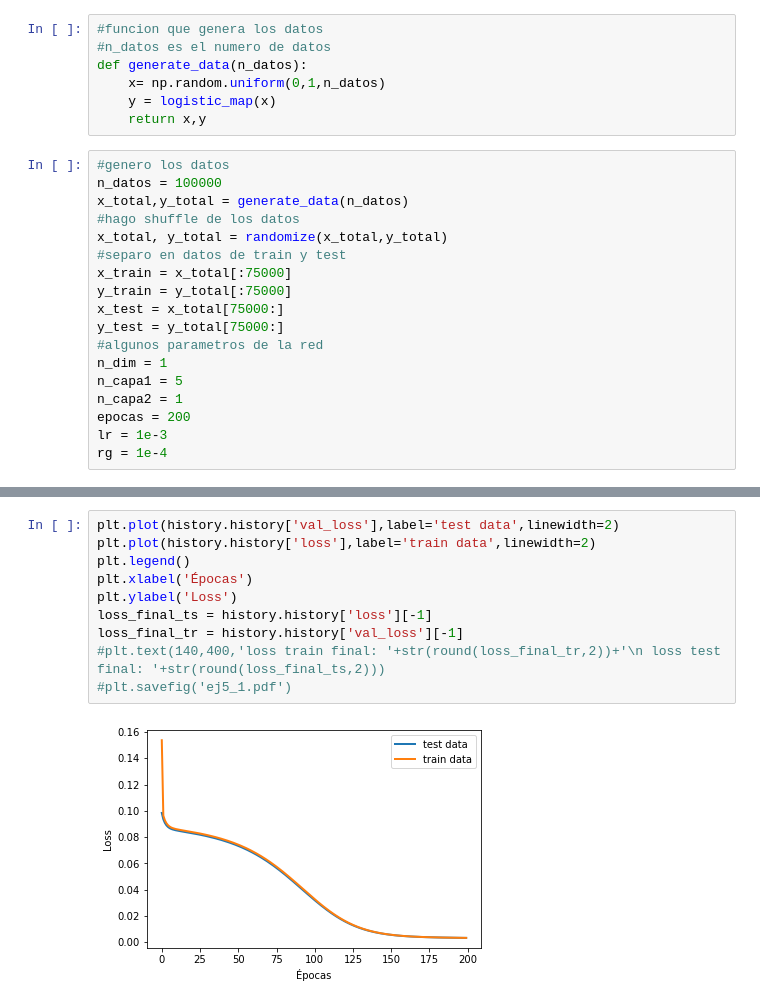
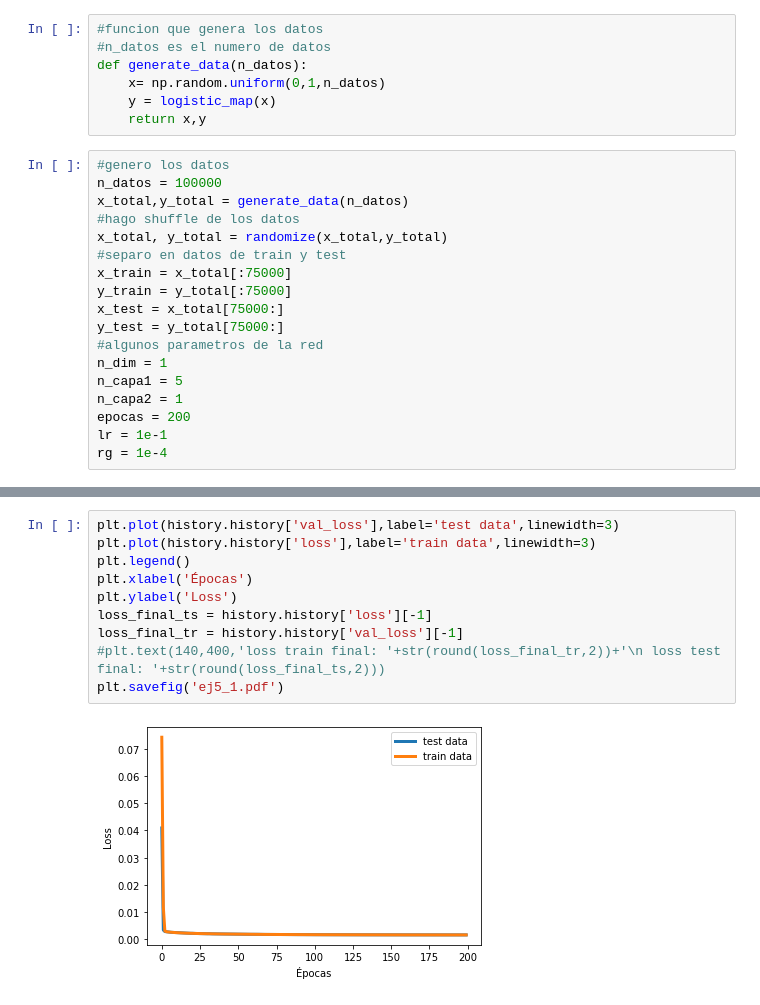
Before and after one commit to denisecammarota/DeepLearning, a Jupyter notebook: Pract4/Ej5.ipynb, the cells around one changed output, grey strips where cells are left out. Drawn from its saved outputs; the diff is of its cells as text.

```diff
--- a/Pract4/Ej5.ipynb
+++ b/Pract4/Ej5.ipynb
@@ -42,7 +43,7 @@ n_dim = 1
 n_capa1 = 5
 n_capa2 = 1
 epocas = 200
-lr = 1e-3
+lr = 1e-1
 rg = 1e-4
 # %%
 #armo la red neuronal
@@ -77,12 +79,12 @@ Epoch 200/200
 # %%
-plt.plot(history.history['val_loss'],label='test data',linewidth=2)
-plt.plot(history.history['loss'],label='train data',linewidth=2)
+plt.plot(history.history['val_loss'],label='test data',linewidth=3)
+plt.plot(history.history['loss'],label='train data',linewidth=3)
 plt.legend()
 plt.xlabel('Épocas')
 plt.ylabel('Loss')
 loss_final_ts = history.history['loss'][-1]
 loss_final_tr = history.history['val_loss'][-1]
 #plt.text(140,400,'loss train final: '+str(round(loss_final_tr,2))+'\n loss test final: '+str(round(loss_final_ts,2)))
-#plt.savefig('ej5_1.pdf')
+plt.savefig('ej5_1.pdf')
 # %% [output]
-[figure, old version]
+[figure, new version]
```
Also changed, not shown: parts of 4 cells of this notebook, 28 other files.
